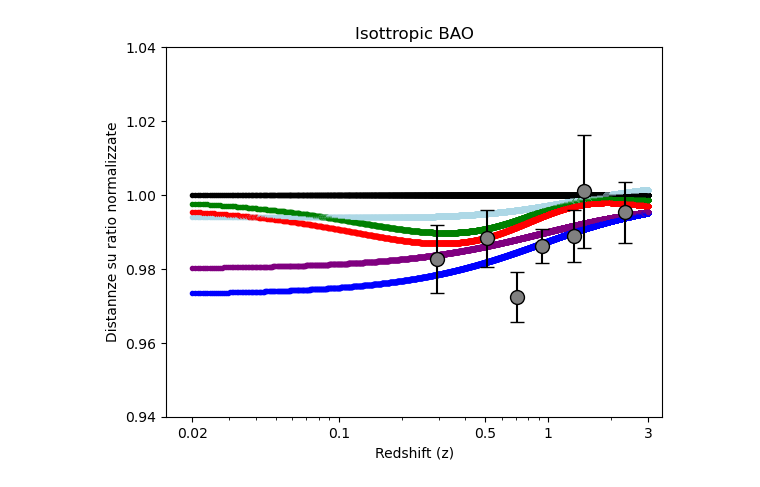
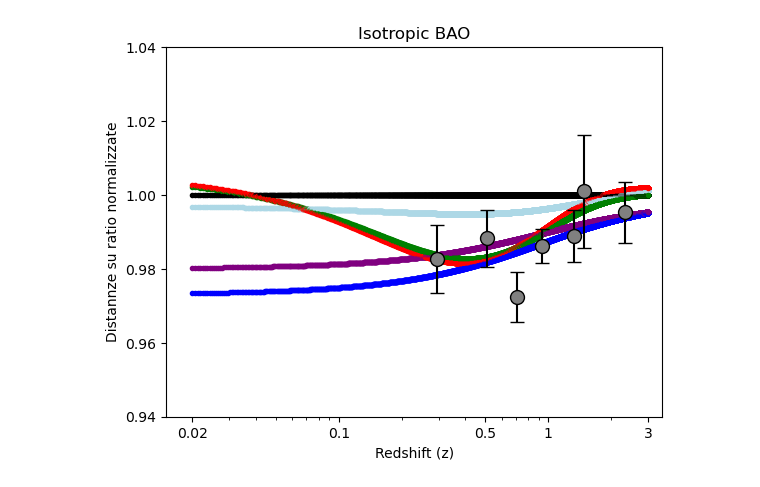
Before and after one commit to PieMongia/astrocosmolib, a Jupyter notebook: demo/paper_desi.ipynb, the cells around one changed output. Cells and saved outputs as stored; diff of their text form; code cells hidden in the pictures.

```diff
--- a/demo/paper_desi.ipynb
+++ b/demo/paper_desi.ipynb
@@ -20,13 +20,13 @@ CMB=HubbleFunction(H0=67.14 , OmegaM=0.3169 , OmegaL=1-0.3169, OmegaR=0)
 DESI=HubbleFunction(H0=69 , OmegaM=0.2975 , OmegaL=1-0.2975, OmegaR=0)
 DESICMB=HubbleFunction(H0=68.51 , OmegaM=0.3034 , OmegaL=1-0.3034, OmegaR=0)
 #Valori esatti dei parametri
-#wDESICMBDESY5=HubbleFunction(H0=67.34 , OmegaM=0.3098 , OmegaL=1-0.3098, OmegaR=0)
-#w0waDESIDESY5=HubbleFunction(H0=66.8 , OmegaM=0.319 , OmegaL=1-0.319, OmegaR=0)
-#w0waDESICMBDESY5=HubbleFunction(H0=66.74 , OmegaM=0.3191 , OmegaL=1-0.3191, OmegaR=0)
+wDESICMBDESY5=HubbleFunction(H0=67.34 , OmegaM=0.3098 , OmegaL=1-0.3098, OmegaR=0)
+w0waDESIDESY5=HubbleFunction(H0=66.8 , OmegaM=0.319 , OmegaL=1-0.319, OmegaR=0)
+w0waDESICMBDESY5=HubbleFunction(H0=66.74 , OmegaM=0.3191 , OmegaL=1-0.3191, OmegaR=0)
 #Valori che tornano graficamente
-wDESICMBDESY5=HubbleFunction(H0=67.54 , OmegaM=0.3098 , OmegaL=1-0.3098, OmegaR=0)
-w0waDESIDESY5=HubbleFunction(H0=67.2 , OmegaM=0.319 , OmegaL=1-0.319, OmegaR=0)
-w0waDESICMBDESY5=HubbleFunction(H0=67.34 , OmegaM=0.3191 , OmegaL=1-0.3191, OmegaR=0)
+#wDESICMBDESY5=HubbleFunction(H0=67.54 , OmegaM=0.3098 , OmegaL=1-0.3098, OmegaR=0)
+#w0waDESIDESY5=HubbleFunction(H0=67.2 , OmegaM=0.319 , OmegaL=1-0.319, OmegaR=0)
+#w0waDESICMBDESY5=HubbleFunction(H0=67.34 , OmegaM=0.3191 , OmegaL=1-0.3191, OmegaR=0)
 d1=Distances(CMB)
 d2=Distances(DESI)
 d3=Distances(DESICMB)
@@ -38,31 +38,31 @@ for z in np.linspace(0.02, 3, 5000):
     plt.plot(z, d1.v_distance(z)/d1.v_distance(z), '.', color='black', label="CMB/CMB")
     plt.plot(z, d2.v_distance(z)/d1.v_distance(z), '.', color='blue', label="DESI/CMB")
     plt.plot(z, d3.v_distance(z)/d1.v_distance(z), '.', color='purple', label="DESICMB/CMB")
     plt.plot(z, d4.v_distance(z,-0.971)/d1.v_distance(z), '.', color='lightblue', label="wDESICMBDESY5/CMB")
     plt.plot(z, d5.v_distance(z,w0=-0.781,wa=-0.72)/d1.v_distance(z), '.', color='green', label="w0waDESIDESY5/CMB")
     plt.plot(z, d6.v_distance(z,w0=-0.752,wa=-0.86)/d1.v_distance(z), '.', color='red', label="w0waDESICMBDESY5/CMB")
 plt.errorbar(0.295, 7.942/(d1.v_distance(0.295)/147.05), yerr=0.075/(d1.v_distance(0.295)/147.05), fmt='o', color='gray', ecolor='black', capsize=5 , markeredgecolor='black', markeredgewidth=1, markersize=10)
 plt.errorbar(0.510, 12.720/(d1.v_distance(0.510)/147.05), yerr=0.099/(d1.v_distance(0.510)/147.05), fmt='o', color='gray', ecolor='black', capsize=5 , markeredgecolor='black', markeredgewidth=1, markersize=10)
 plt.errorbar(0.706, 16.050/(d1.v_distance(0.706)/147.05), yerr=0.110/(d1.v_distance(0.706)/147.05), fmt='o', color='gray', ecolor='black', capsize=5 , markeredgecolor='black', markeredgewidth=1, markersize=10)
 plt.errorbar(0.934, 19.721/(d1.v_distance(0.934)/147.05), yerr=0.091/(d1.v_distance(0.934)/147.05), fmt='o', color='gray', ecolor='black', capsize=5 , markeredgecolor='black', markeredgewidth=1, markersize=10)
 plt.errorbar(1.321, 24.252/(d1.v_distance(1.321)/147.05), yerr=0.174/(d1.v_distance(1.321)/147.05), fmt='o', color='gray', ecolor='black', capsize=5 , markeredgecolor='black', markeredgewidth=1, markersize=10)
 plt.errorbar(1.484, 26.055/(d1.v_distance(1.484)/147.05), yerr=0.398/(d1.v_distance(1.484)/147.05), fmt='o', color='gray', ecolor='black', capsize=5 , markeredgecolor='black', markeredgewidth=1, markersize=10)
 plt.errorbar(2.330, 31.267/(d1.v_distance(2.330)/147.05), yerr=0.256/(d1.v_distance(2.330)/147.05), fmt='o', color='gray', ecolor='black', capsize=5 , markeredgecolor='black', markeredgewidth=1, markersize=10)
 # Scala logaritmica sull'asse x
 plt.xscale('log')
 
 # Personalizza l'asse x con i segni di graduazione desiderati
 plt.xticks([0.02, 0.1, 0.5, 1, 3], ['0.02', '0.1', '0.5', '1', '3'])
 
 # Limiti degli assi
 plt.xlim(0.015, 3.5)
 plt.ylim(0.94, 1.04)
 
 
 # Mostra il grafico
 plt.xlabel("Redshift (z)")
 plt.ylabel("Distannze su ratio normalizzate")
 plt.title("Isotropic BAO")
 plt.show()
 # %% [output]
-[figure, old version]
+[figure, new version]
```
Also changed, not shown: parts of 3 cells of this notebook, 1 other file.
